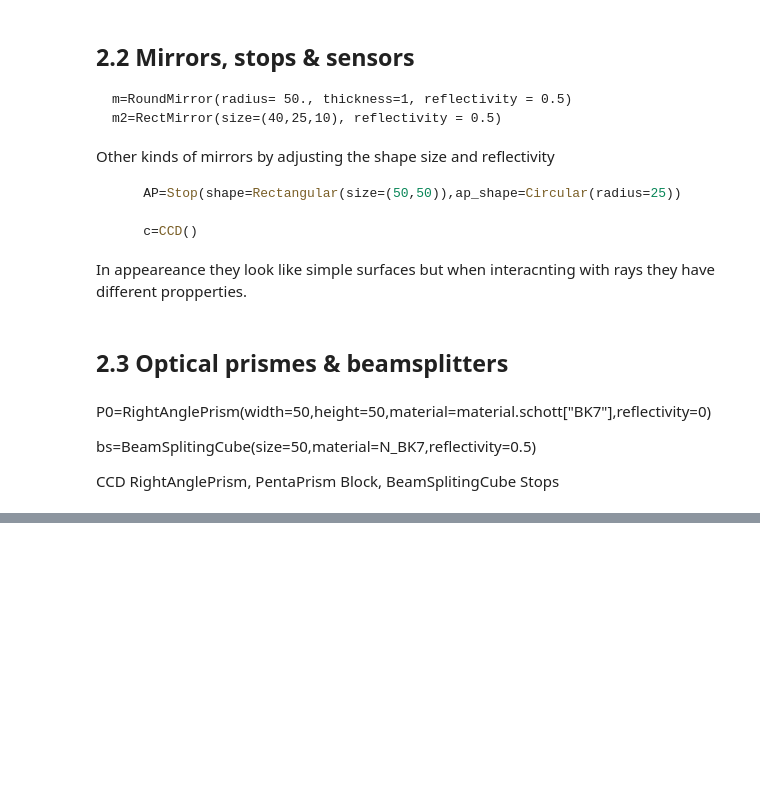
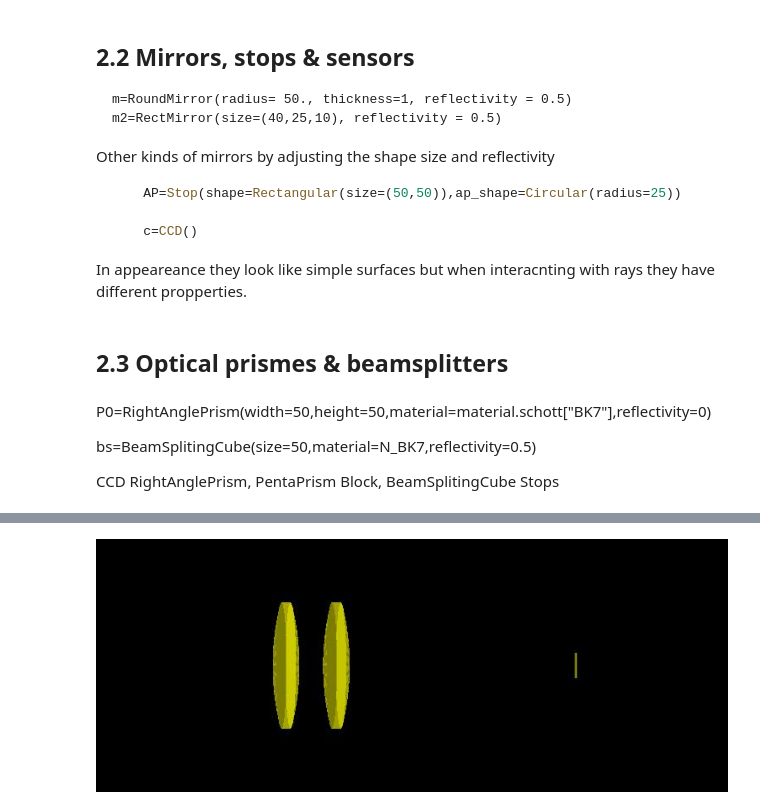
Before and after one commit to cihologramas/pyoptools, a Jupyter notebook: Tutorial.0.ipynb, the cells around one changed output, grey strips where cells are left out. Cells and saved outputs as stored; diff of their text form; code cells hidden in the pictures; blank space fills up the shorter version.

```diff
--- a/Tutorial.0.ipynb
+++ b/Tutorial.0.ipynb
@@ -220,0 +252,15 @@ Plot3D(m2,center=(0,0,0),size=(150,150),rot=[(pi/6,0,0)],scale=2)
+# %%
+#Example, 2 predefined lenses and 1 CCD
+
+#Hacer ejemplo con lentes predefinidas
+
+L2=SphericalLens(radius=25,curvature_s1=1./100.,curvature_s2=-1./100,thickness=10,material=material.schott["BK7"])
+L3=SphericalLens(radius=25,curvature_s1=1./100.,curvature_s2=-1./100,thickness=10,material=material.schott["BK7"])
+
+C=CCD()
+
+S=System(complist=[(L2,(0,0,100),(0,0,0)),(L3,(0,0,120),(0,0,0)),(C,(0,0,215),(0,0,0)) ],n=1)
+
+Plot3D(S,center=(0,0,150),size=(250,100),scale=3,rot=[(0,pi/1.9,0)])
+# %% [output]
+[figure, added]
```
Also changed, not shown: parts of 11 cells of this notebook.
